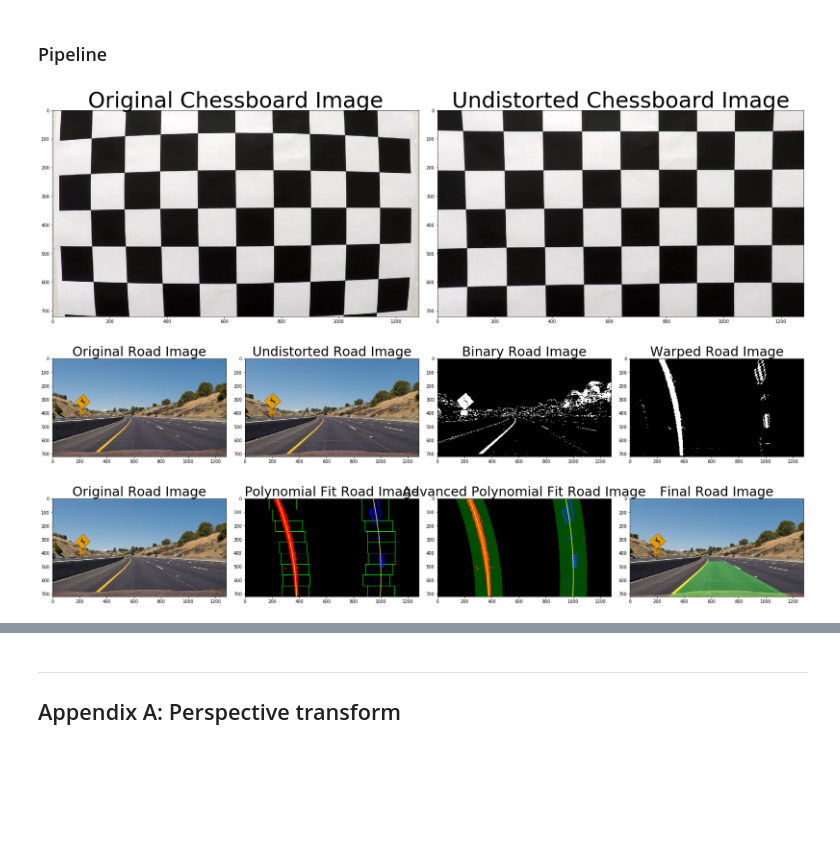
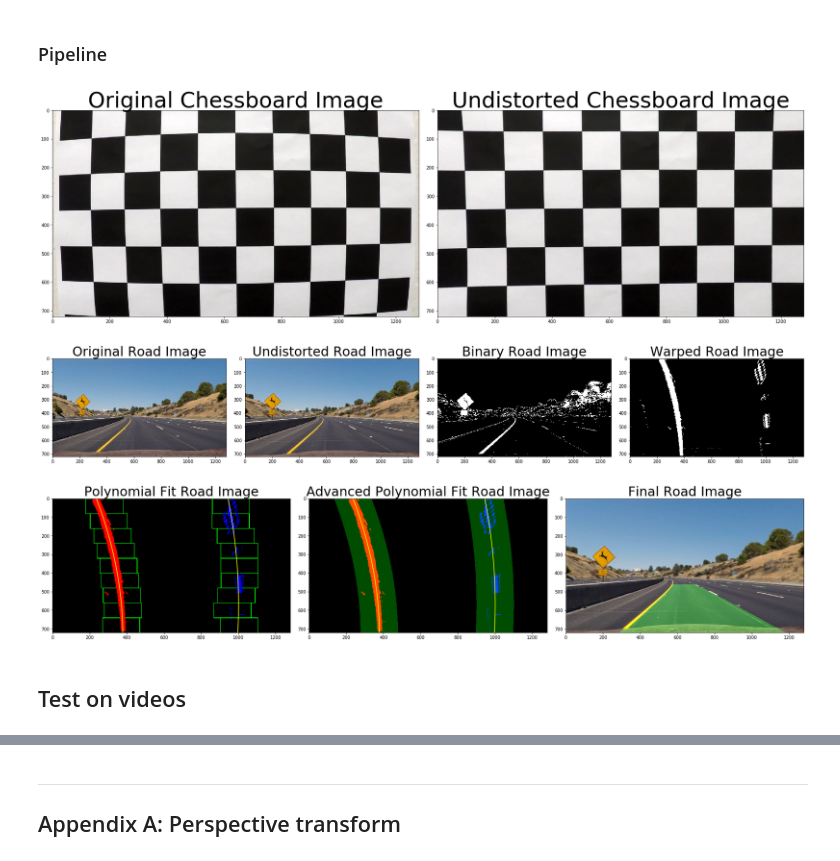
Before and after one commit to urs-waldmann/CarND-Advanced-Lane-Lines, a Jupyter notebook: adv_lane_fin.ipynb, the cells around one changed output, grey strips where cells are left out. Cells and saved outputs as stored; diff of their text form; code cells hidden in the pictures; blank space fills up the shorter version.

Commit message:
Update adv_lane_fin.ipynb.
Output visual display of the lane boundaries.
Implement test on video.

```diff
--- a/adv_lane_fin.ipynb
+++ b/adv_lane_fin.ipynb
@@ -184,8 +184,8 @@ def warper(img, src, dst):
 %matplotlib inline
 
 # Image size.
-img_size = mpimg.imread('./test_images/test1.jpg')
-img_size = img_size.shape[0:2]
+#img_size = mpimg.imread('./test_images/test1.jpg')
+#img_size = img_size.shape[0:2]
 
 # Choose a Sobel kernel size.
 ksize = 15 # Choose a larger odd number to smooth gradient measurements.
@@ -420,14 +420,13 @@ for fname in images:
     '''
 
     # RADIUS OF CURVATURE.
-    '''
-    # Measure the radius of curvature in pixel space closest to the vehicle.
+    # Measure the radius of curvature (in pixel space) closest to the vehicle.
     y_eval = np.max(ploty)
-    left_curverad = ((1 + (2*left_fit[0]*y_eval + left_fit[1])**2)**1.5) / np.absolute(2*left_fit[0])
-    right_curverad = ((1 + (2*right_fit[0]*y_eval + right_fit[1])**2)**1.5) / np.absolute(2*right_fit[0])
+    #left_curverad = ((1 + (2*left_fit[0]*y_eval + left_fit[1])**2)**1.5) / np.absolute(2*left_fit[0])
+    #right_curverad = ((1 + (2*right_fit[0]*y_eval + right_fit[1])**2)**1.5) / np.absolute(2*right_fit[0])
     #print(left_curverad, right_curverad)
-    '''
-    # Measure the radius of curvature in real world space (meters) closest to the vehicle.
+
+    # Measure the radius of curvature (in real world space (meters)) closest to the vehicle.
     # Define conversions in x and y from pixels space to meters.
     ym_per_pix = 30/720 # meters per pixel in y dimension.
     xm_per_pix = 3.7/640 # meters per pixel in x dimension.
@@ -446,6 +445,7 @@ for fname in images:
     #print(curverad)
 
     # CENTER OF CAR.
+
 
     # PROJECT LANE LINES BACK ON ORIGINAL ROAD IMAGE.
     # Create an image to draw the lines on.
@@ -510,14 +510,11 @@ ax4.set_title('Warped Road Image', fontsize=30)
 plt.subplots_adjust(left=0., right=1, top=0.9, bottom=0.)
 
 # Plot example of polynomial fit on road image.
-f, (ax1, ax2, ax3, ax4) = plt.subplots(1, 4, figsize=(24, 9))
+f, (ax2, ax3, ax4) = plt.subplots(1, 3, figsize=(24, 9))
 f.tight_layout()
-ax1.imshow(img)
-ax1.set_title('Original Road Image', fontsize=30)
+#ax1.imshow(img)
+#ax1.set_title('Original Road Image', fontsize=30)
 # Generate x and y values for plotting.
-ploty = np.linspace(0, binary_warped.shape[0]-1, binary_warped.shape[0] )
-left_fitx = left_fit[0]*ploty**2 + left_fit[1]*ploty + left_fit[2]
-right_fitx = right_fit[0]*ploty**2 + right_fit[1]*ploty + right_fit[2]
 out_img[nonzeroy[left_lane_inds], nonzerox[left_lane_inds]] = [255, 0, 0]
 out_img[nonzeroy[right_lane_inds], nonzerox[right_lane_inds]] = [0, 0, 255]
 ax2.imshow(out_img)
@@ -534,31 +531,33 @@ out_img[nonzeroy[left_lane_inds], nonzerox[left_lane_inds]] = [255, 0, 0]
 out_img[nonzeroy[right_lane_inds], nonzerox[right_lane_inds]] = [0, 0, 255]
 # Generate a polygon to illustrate the search window area.
 # And recast the x and y points into usable format for cv2.fillPoly().
 left_line_window1 = np.array([np.transpose(np.vstack([left_fitx-margin, ploty]))])
 left_line_window2 = np.array([np.flipud(np.transpose(np.vstack([left_fitx+margin, ploty])))])
 left_line_pts = np.hstack((left_line_window1, left_line_window2))
 right_line_window1 = np.array([np.transpose(np.vstack([right_fitx-margin, ploty]))])
 right_line_window2 = np.array([np.flipud(np.transpose(np.vstack([right_fitx+margin, ploty])))])
 right_line_pts = np.hstack((right_line_window1, right_line_window2))
 # Draw the lane onto the warped blank image.
 cv2.fillPoly(window_img, np.int_([left_line_pts]), (0,255, 0))
 cv2.fillPoly(window_img, np.int_([right_line_pts]), (0,255, 0))
 result = cv2.addWeighted(out_img, 1, window_img, 0.3, 0)
 ax3.imshow(result)
 ax3.plot(left_fitx, ploty, color='yellow')
 ax3.plot(right_fitx, ploty, color='yellow')
 ax3.set_xlim(0, 1280)
 ax3.set_ylim(720, 0)
 ax3.set_title('Advanced Polynomial Fit Road Image', fontsize=30)
 ax4.imshow(final)
 ax4.set_title('Final Road Image', fontsize=30)
 plt.subplots_adjust(left=0., right=1, top=0.9, bottom=0.)
 
 # Print radius of curvature for example road image.
 #print('Left radius of curvature:', left_curverad, 'm')
 #print('Right radius of curvature:', right_curverad, 'm')
 #print('Final radius of curvature:', curverad, 'm')
 # %% [output]
 [figure]
 [figure]
-[figure, old version]
+[figure, new version]
+# %% [markdown]
+## Test on videos
```
Also changed, not shown: parts of 6 cells of this notebook.
